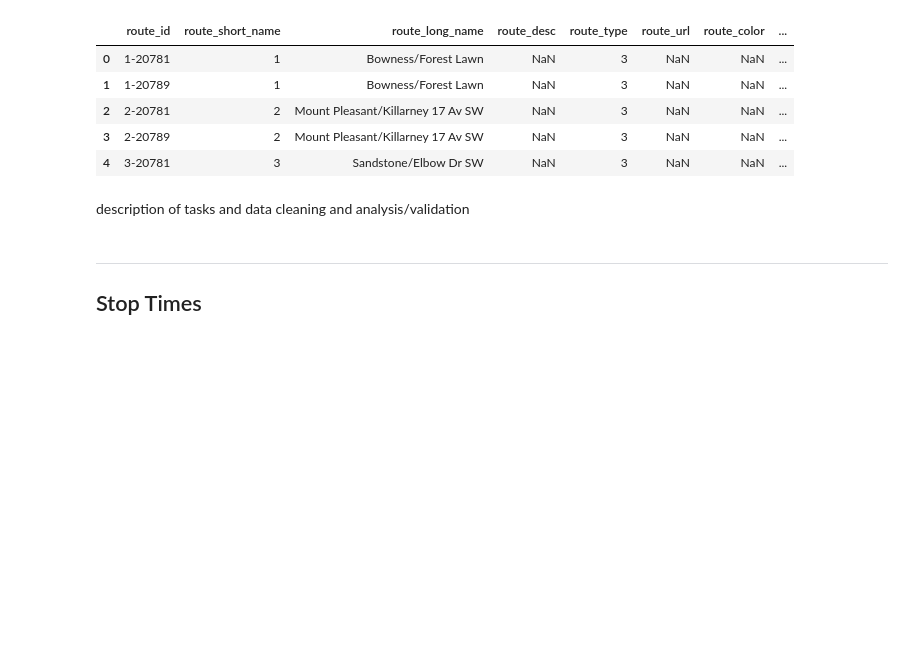
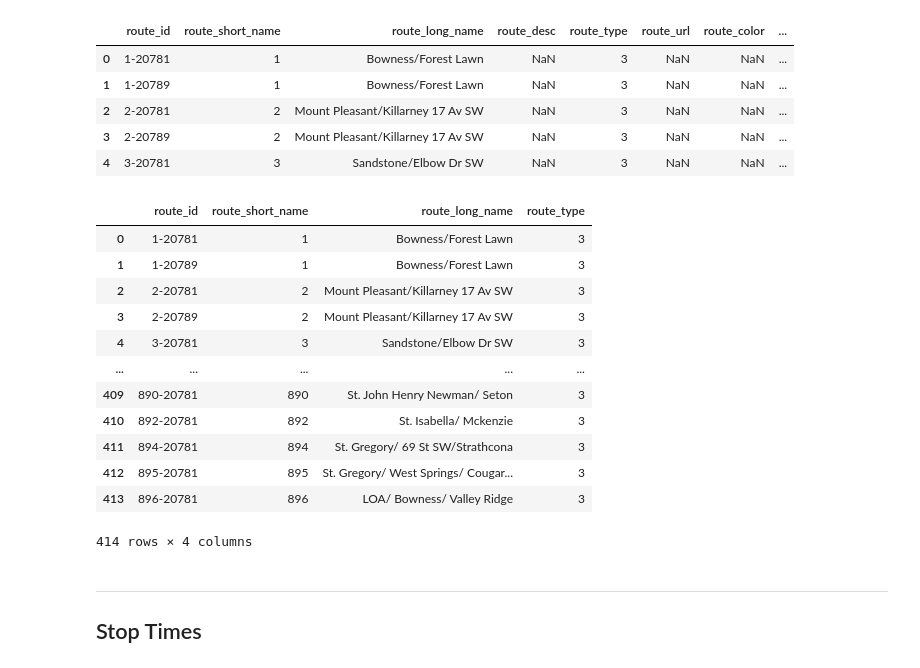
Before and after one commit to Mathemusician1729/Calgary-Transit-Intelligence-Engine, a Jupyter notebook: main.ipynb, the cells around one changed output. Drawn from its saved outputs; the diff is of its cells as text; code cells hidden in the pictures; blank space fills up the shorter version.

```diff
--- a/main.ipynb
+++ b/main.ipynb
@@ -107,9 +143,23 @@ dtype: int64
 | 3 | 2-20789 | 2 | Mount Pleasant/Killarney 17 Av SW | NaN | 3 | NaN | NaN | ... |
 | 4 | 3-20781 | 3 | Sandstone/Elbow Dr SW | NaN | 3 | NaN | NaN | ... |
 # %%
-# data cleaning
+# remove 'route_desc', 'route_url', 'route_color' and 'route_text_color' as they are empty all
+routes = routes.drop(['route_desc', 'route_url', 'route_color', 'route_text_color'], axis=1)
+routes
+# %% [output]
+|  | route_id | route_short_name | route_long_name | route_type |
+| 0 | 1-20781 | 1 | Bowness/Forest Lawn | 3 |
+| 1 | 1-20789 | 1 | Bowness/Forest Lawn | 3 |
+| 2 | 2-20781 | 2 | Mount Pleasant/Killarney 17 Av SW | 3 |
+| 3 | 2-20789 | 2 | Mount Pleasant/Killarney 17 Av SW | 3 |
+| 4 | 3-20781 | 3 | Sandstone/Elbow Dr SW | 3 |
+| ... | ... | ... | ... | ... |
+| 409 | 890-20781 | 890 | St. John Henry Newman/ Seton | 3 |
+| 410 | 892-20781 | 892 | St. Isabella/ Mckenzie | 3 |
+| 411 | 894-20781 | 894 | St. Gregory/ 69 St SW/Strathcona | 3 |
+| 412 | 895-20781 | 895 | St. Gregory/ West Springs/ Cougar... | 3 |
+| 413 | 896-20781 | 896 | LOA/ Bowness/ Valley Ridge | 3 |
+414 rows × 4 columns
-# %% [markdown]
-description of tasks and data cleaning and analysis/validation
 # %% [markdown]
 ---
 
```
Also changed, not shown: parts of 20 cells of this notebook.
